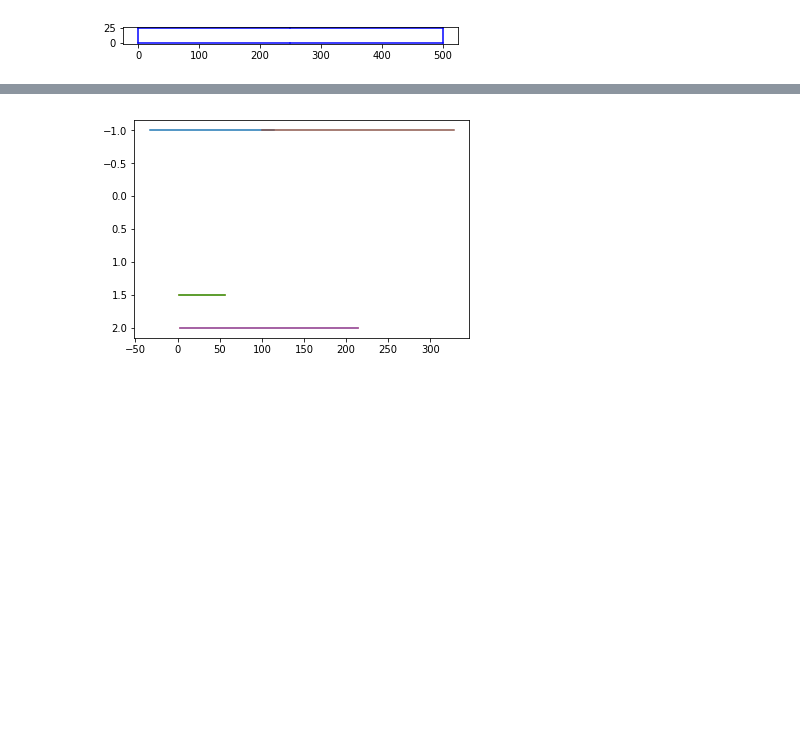
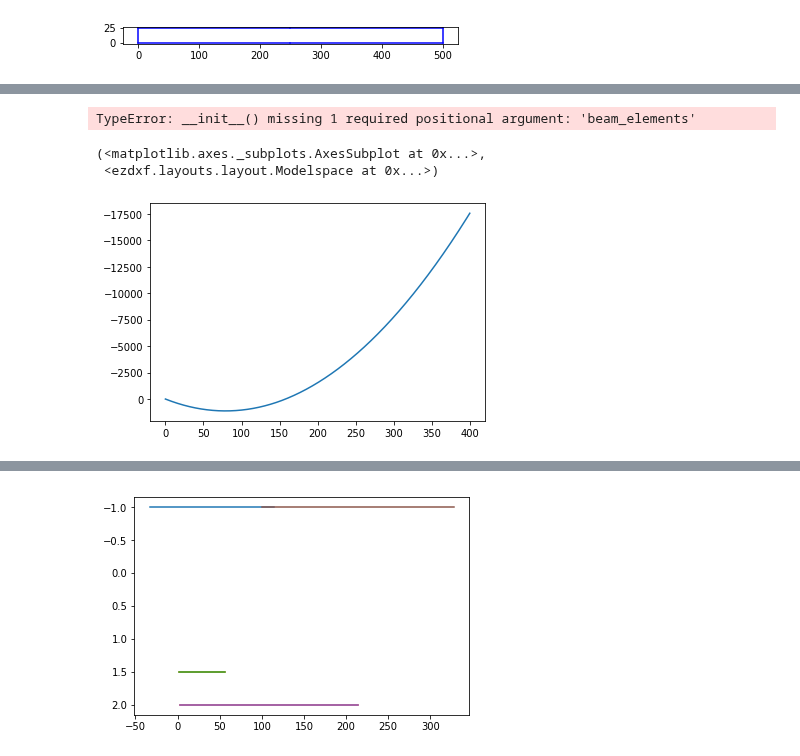
Before and after one commit to luisggc/FConcrete, a Jupyter notebook: examples/Draw.ipynb, the cells around one changed output, grey strips where cells are left out. Drawn from its saved outputs; the diff is of its cells as text; code cells hidden in the pictures; blank space fills up the shorter version.

```diff
--- a/examples/Draw.ipynb
+++ b/examples/Draw.ipynb
@@ -67,0 +146,22 @@ self.plotAllInfo(transversal_plot_positions=[20, 150, 250])
+# %%
+n1 = fc.Node.SimpleSupport(x=0, length=20)
+n2 = fc.Node.Crimp(x=400, length=20)
+section = fc.Rectangle(30, 80)
+l1 = fc.Load.UniformDistributedLoad(-0.3, 0, 400)
+l2 = fc.Load.PontualLoad(-0.5, 150)
+
+beam = fc.ConcreteBeam(
+    nodes = [n1, n2],
+    loads = [l1, l2],
+    section = section,
+)
+
+self = beam
+# %% [output]
+TypeError: __init__() missing 1 required positional argument: 'beam_elements'
+# %%
+self.plotMomentumDiagram()
+# %% [output]
+(<matplotlib.axes._subplots.AxesSubplot at 0x...>,
+ <ezdxf.layouts.layout.Modelspace at 0x...>)
+[figure, added]
```
Also changed, not shown: parts of 19 cells of this notebook, 5 other files.
